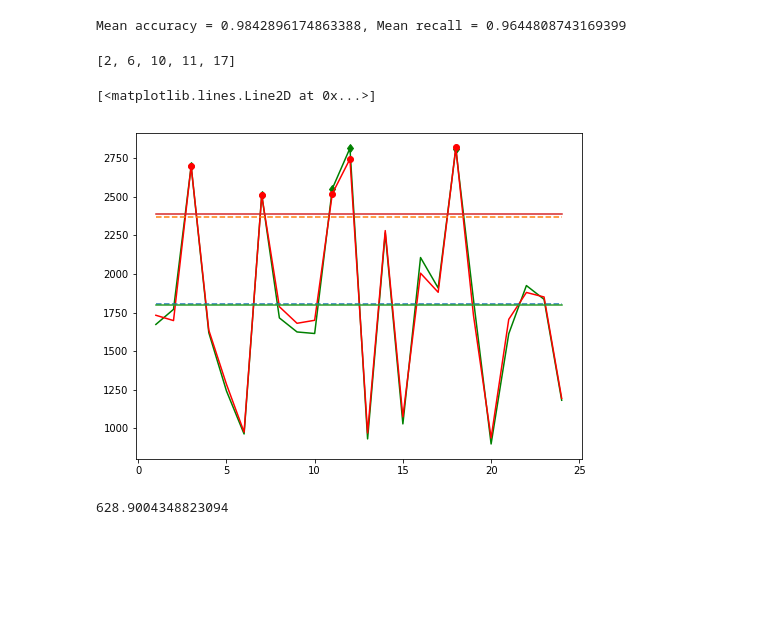
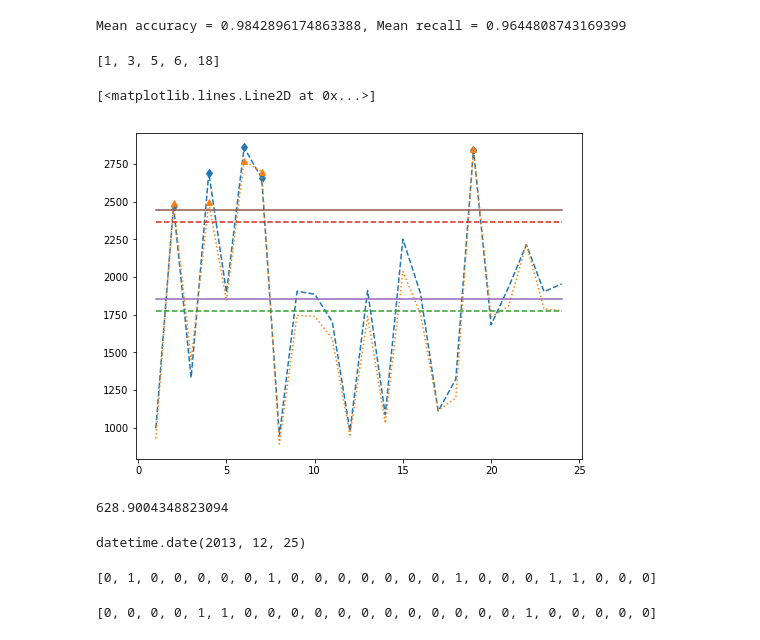
Before and after one commit to mishi-a/London_Smart_Meter_Load_Forecasting, a Jupyter notebook: Peak_hr_detection.ipynb, the cells around one changed output. Saved outputs shown, nothing was run; the diff lists cells and outputs as text; code cells hidden in the pictures; blank space fills up the shorter version.

Commit message:
added plot

```diff
--- a/Peak_hr_detection.ipynb
+++ b/Peak_hr_detection.ipynb
@@ -237,27 +237,39 @@ print("Mean accuracy = {}, Mean recall = {}".format(mean(precision),mean(recall)
 # %% [output]
 Mean accuracy = 0.9842896174863388, Mean recall = 0.9644808743169399
 # %%
-actual_predicted = aggregate_df.where((aggregate_df.date==date(2013,11,29))).select("label","prediction").toPandas()
+actual_predicted = aggregate_df.where((aggregate_df.date==date(2013,11,16))).select("label","prediction").toPandas()
 # %%
 fig,ax = plt.subplots(1,1,figsize=(8,6))
 mark_actual,mark_predicted = [],[]
 for i in range(24):
-    if predicted_peak_period[28][i] == 1:
+    if predicted_peak_period[15][i] == 1:
         mark_predicted.append(i)
-    if actual_peak_period[28][i] == 1:
+    if actual_peak_period[15][i] == 1:
         mark_actual.append(i)
 print(mark_predicted)
-ax.plot(np.arange(1,25),actual_predicted["label"],"-gd",markevery=mark_predicted)
-ax.plot(np.arange(1,25),actual_predicted["prediction"],"-ro",markevery=mark_actual)
+ax.plot(np.arange(1,25),actual_predicted["label"],linestyle = '--',marker="d",markevery=mark_predicted)
+ax.plot(np.arange(1,25),actual_predicted["prediction"],linestyle = ':',marker="^",markevery=mark_actual)
 ax.plot(np.arange(1,25),[actual_predicted["prediction"].mean()]*24,linestyle='--')
 ax.plot(np.arange(1,25),[actual_predicted["prediction"].mean()+actual_predicted["prediction"].std()]*24,linestyle='--')
 ax.plot(np.arange(1,25),[actual_predicted["label"].mean()]*24,linestyle='-')
 ax.plot(np.arange(1,25),[actual_predicted["label"].mean()+actual_predicted["label"].std()]*24,linestyle='-')
 # %% [output]
-[2, 6, 10, 11, 17]
+[1, 3, 5, 6, 18]
 [<matplotlib.lines.Line2D at 0x...>]
-[figure, old version]
+[figure, new version]
 # %%
 actual_predicted["prediction"].std()
 # %% [output]
 628.9004348823094
+# %%
+y_date[54]
+# %% [output]
+datetime.date(2013, 12, 25)
+# %%
+predicted_peak_period[54]
+# %% [output]
+[0, 1, 0, 0, 0, 0, 0, 1, 0, 0, 0, 0, 0, 0, 0, 1, 0, 0, 0, 1, 1, 0, 0, 0]
+# %%
+actual_peak_period[54]
+# %% [output]
+[0, 0, 0, 0, 1, 1, 0, 0, 0, 0, 0, 0, 0, 0, 0, 0, 0, 0, 1, 0, 0, 0, 0, 0]
```
Also changed, not shown: 1 other file.
